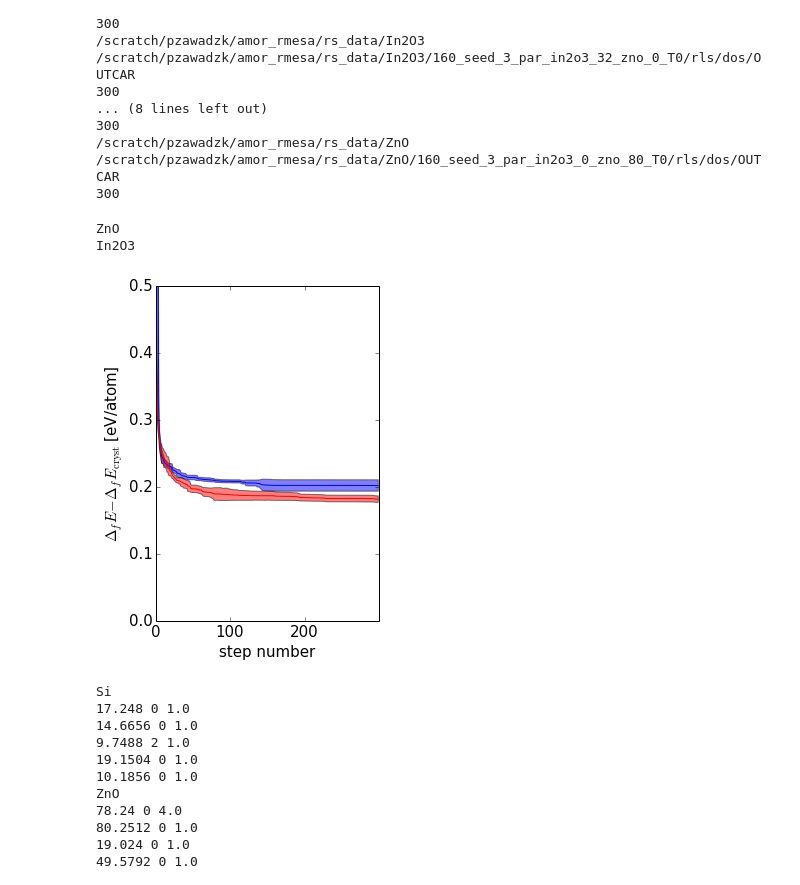
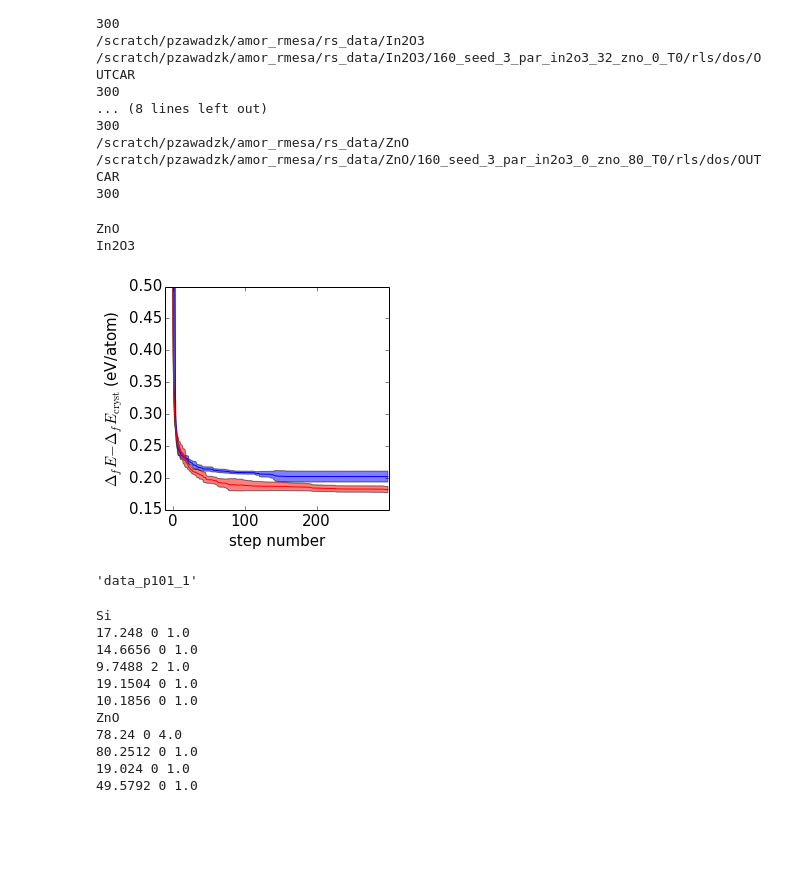
Before and after one commit to pzawadzk/IPython-NB-amorphous, a Jupyter notebook: R1_Formation_energy.ipynb, the cells around one changed output. Saved outputs shown, nothing was run; the diff lists cells and outputs as text; code cells hidden in the pictures; blank space fills up the shorter version.

```diff
--- a/R1_Formation_energy.ipynb
+++ b/R1_Formation_energy.ipynb
@@ -38,5 +33,10 @@ KLM_data_file = os.path.join(data_dir, 'KLM_data_corrected_in2o3_ref')
+# %%
+SA_data_file =  'SA_data'
+SA_data_file =  'SA_data_corrected_in2o3_ref'
+KLM_data_file =  'KLM_data'
+KLM_data_file ='KLM_data_corrected_in2o3_ref'
 # %%
-if 0:#os.path.exists(SA_data_file):
+if os.path.exists(SA_data_file):
     f = open(SA_data_file, 'r')
     runs = pickle.load(f)
     f.close()
@@ -119,7 +101,7 @@ materials = ['Si', 'In2O3', 'ZnO']
 E_ref = {'Si':-.10845560E+02/2, 'In2O3':-5.676315125, 'ZnO':-.18272159E+02/4}
 data = {}
 
-if 0:# os.path.exists(KLM_data_file):
+if 0:#os.path.exists(KLM_data_file):
     f = open(KLM_data_file, 'r')
     data = pickle.load(f)
     f.close()
@@ -155,9 +137,9 @@ else:
                         data[key].append([E, dE, klm[:-1,0]])
 
 
-    #f = open(KLM_data_file, 'w')
-    #pickle.dump(data, f)
-    #f.close()
+    f = open(KLM_data_file, 'w')
+    pickle.dump(data, f)
+    f.close()
 # %% [output]
 /scratch/pzawadzk/amor_rmesa/rs_data/In2O3
 /scratch/pzawadzk/amor_rmesa/rs_data/In2O3/160_seed_1_par_in2o3_32_zno_0_T0/rls/dos/OUTCAR
@@ -179,41 +161,45 @@ else:
 # %%
 del data['Si']
 # %%
-fig= figure(figsize=(4,6))
+fig = figure(figsize=(4,4), frameon=False )
 col = {'Si':'g', 'In2O3':'r', 'ZnO':'b'}
-
-ax = fig.add_subplot(111)
-
-ax.set_xlabel(r'step number')
-ax.set_ylabel(r'$\Delta_f E - \Delta_f E_{\mathrm{cryst}}$ [eV/atom]')
 
 #ax.axis(xmin=0.0, xmax=300, ymin=0.0, ymax=.25)
 for key in data.keys():
     print key
     E = []
     for element in data[key]:
         E.append(element[0])
     E = np.array(E)
     Em = np.mean(E, axis=0)
     Es = np.std(E, axis=0)
     x = range(len(Es))
     y = Em
     ymin = y - Es
     ymax = y + Es
     fill_between(x, ymin, ymax, facecolor=col[key], alpha=0.5)
     plot(x, y, col[key])
+
+
+ax=gca()
+
+ax.set_xlabel(r'step number')
+ax.set_ylabel(r'$\Delta_f E - \Delta_f E_{\mathrm{cryst}}$ (eV/atom)')
+
 ax.xaxis.set_major_locator(FixedLocator(list(np.linspace(0,200,3))))
 #ax.set_xscale('log',basex=10)
 
-#ax.invert_xaxis()
-ax.axis(xmin=0, xmax=300, ymin=.00, ymax=0.5)
-
-plt.savefig(os.path.join(data_dir, "KLM_hf.svg"))
-plt.show()
+ax.invert_xaxis()
+ax.axis(xmin=-10, xmax=300, ymin=.15, ymax=0.5)
+savefig("KLM_hf.pdf", bbox_inches='tight')
 # %% [output]
 ZnO
 In2O3
-[figure, old version]
+[figure, new version]
+# %%
+data_dir
+# %% [output]
+'data_p101_1'
 # %%
 fig= figure(figsize=(8,6))
 col = {'Si':'+g', 'In2O3':'+r', 'ZnO':'+b'}
```
Also changed, not shown: parts of 5 cells of this notebook, 3 other files.
